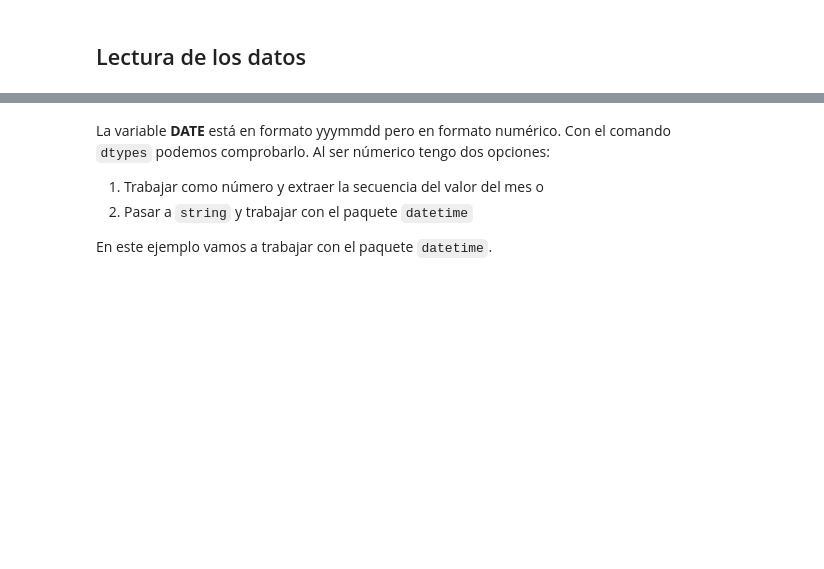
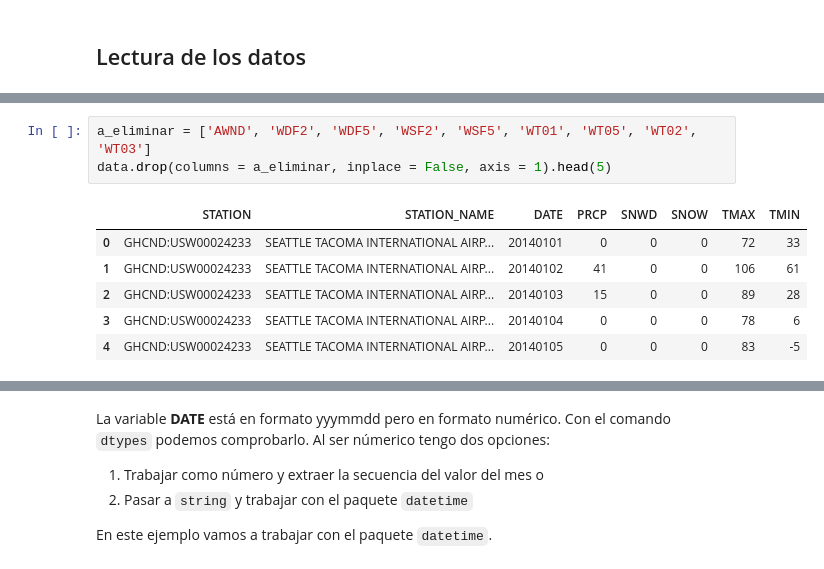
Before and after one commit to imarranz/data-science-python-tricks, a Jupyter notebook: pandas, seaborn & facetgrid.ipynb, the cells around one changed output, grey strips where cells are left out. Cells and saved outputs as stored; diff of their text form; blank space fills up the shorter version.

```diff
--- a/pandas, seaborn & facetgrid.ipynb
+++ b/pandas, seaborn & facetgrid.ipynb
@@ -48,0 +117,10 @@ dtype: object
+# %%
+a_eliminar = ['AWND', 'WDF2', 'WDF5', 'WSF2', 'WSF5', 'WT01', 'WT05', 'WT02', 'WT03']
+data.drop(columns = a_eliminar, inplace = False, axis = 1).head(5)
+# %% [output]
+|  | STATION | STATION_NAME | DATE | PRCP | SNWD | SNOW | TMAX | TMIN |
+| 0 | GHCND:USW00024233 | SEATTLE TACOMA INTERNATIONAL AIRP... | 20140101 | 0 | 0 | 0 | 72 | 33 |
+| 1 | GHCND:USW00024233 | SEATTLE TACOMA INTERNATIONAL AIRP... | 20140102 | 41 | 0 | 0 | 106 | 61 |
+| 2 | GHCND:USW00024233 | SEATTLE TACOMA INTERNATIONAL AIRP... | 20140103 | 15 | 0 | 0 | 89 | 28 |
+| 3 | GHCND:USW00024233 | SEATTLE TACOMA INTERNATIONAL AIRP... | 20140104 | 0 | 0 | 0 | 78 | 6 |
+| 4 | GHCND:USW00024233 | SEATTLE TACOMA INTERNATIONAL AIRP... | 20140105 | 0 | 0 | 0 | 83 | -5 |
```
Also changed, not shown: parts of 20 cells of this notebook.
